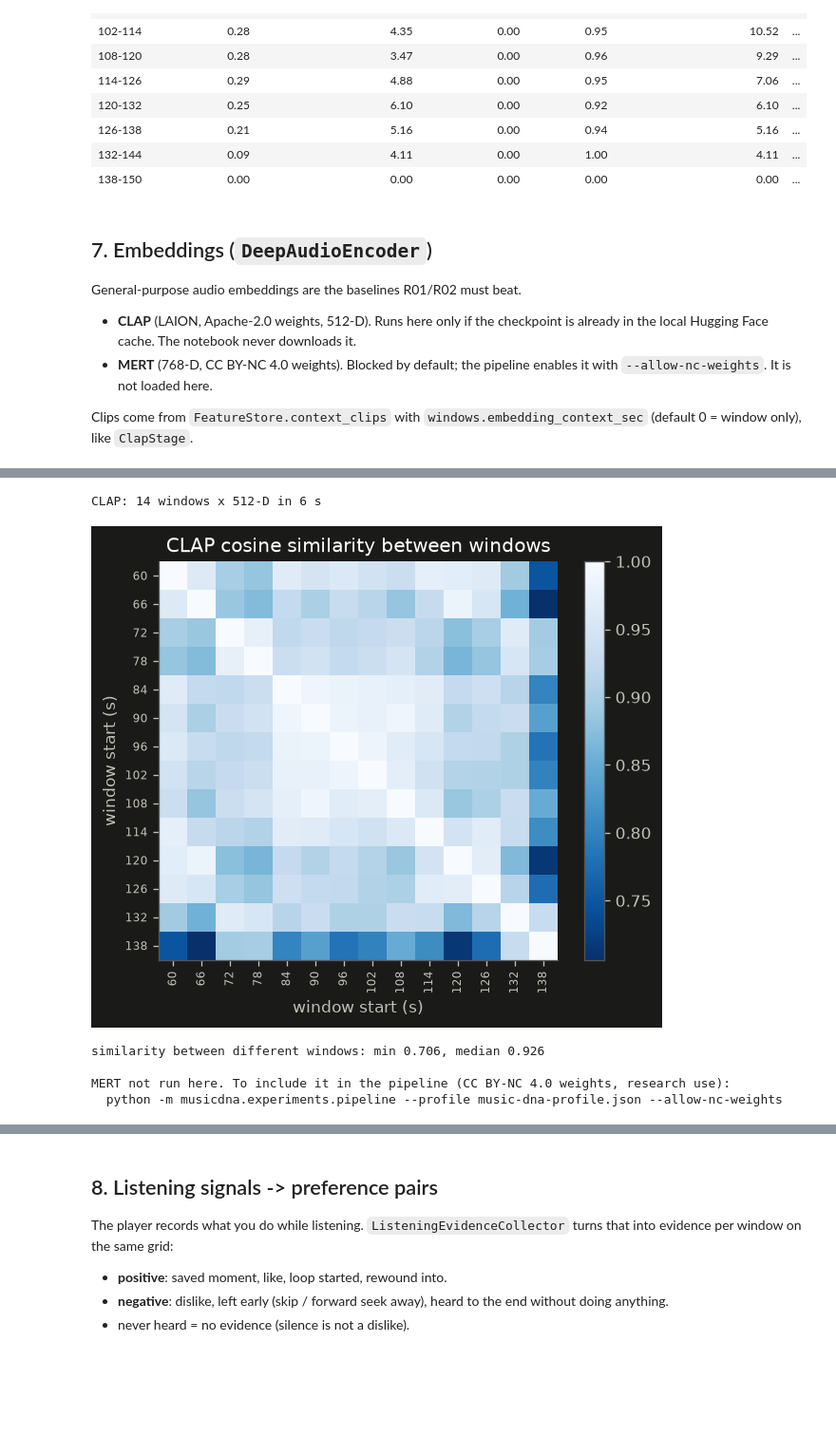
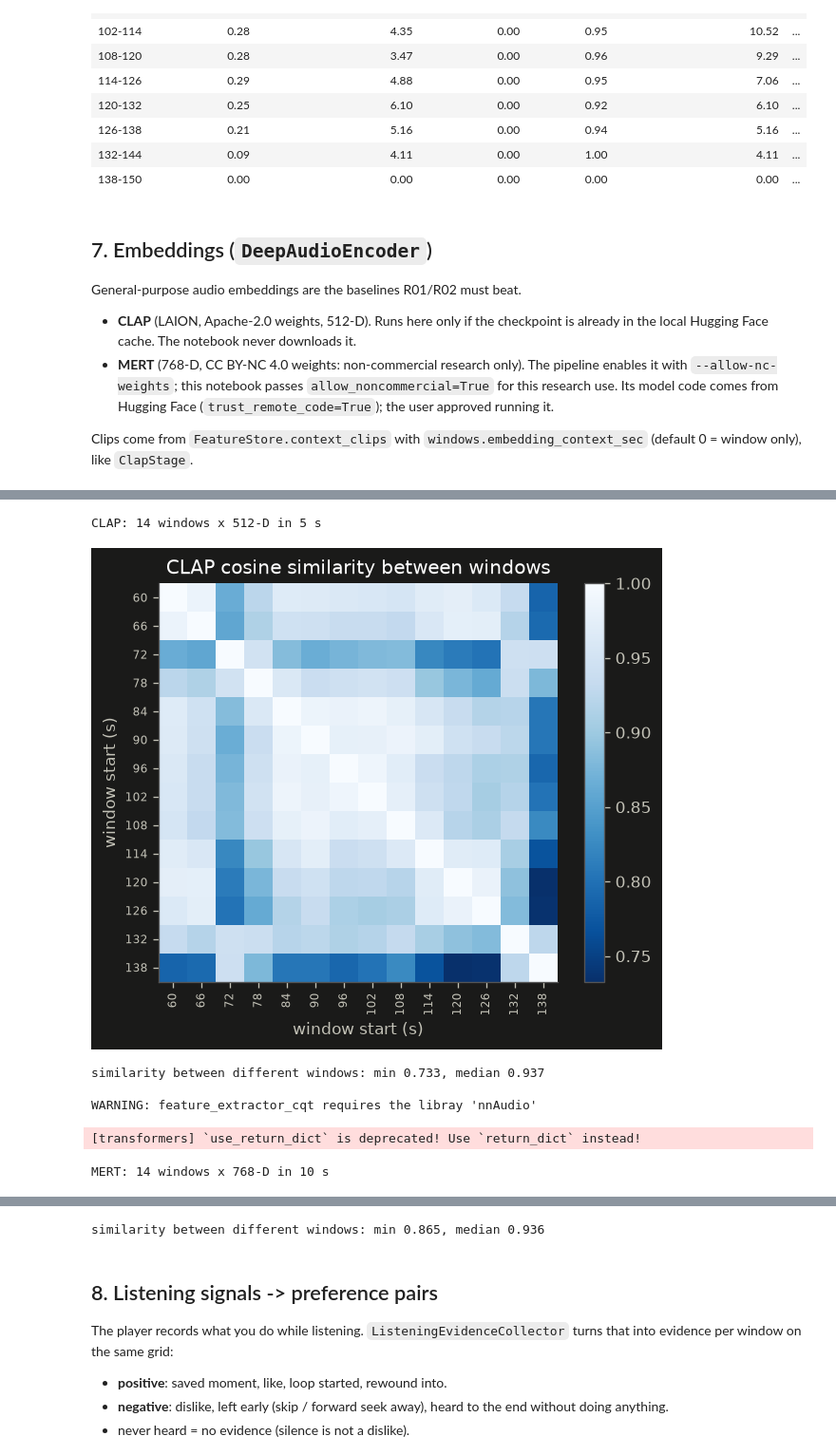
Before and after one commit to wahajaslm/audionome, a Jupyter notebook: notebooks/01_interactive_audio_exploration.ipynb, the cells around one changed output, grey strips where cells are left out. Shown at 95% size. Cells and saved outputs as stored; diff of their text form; code cells hidden in the pictures; blank space fills up the shorter version.

```diff
--- a/notebooks/01_interactive_audio_exploration.ipynb
+++ b/notebooks/01_interactive_audio_exploration.ipynb
@@ -686,8 +686,9 @@ show_table(intonation_rows, digits=2)
 General-purpose audio embeddings are the baselines R01/R02 must beat.
 - **CLAP** (LAION, Apache-2.0 weights, 512-D). Runs here only if the checkpoint is already in the local
   Hugging Face cache. The notebook never downloads it.
-- **MERT** (768-D, CC BY-NC 4.0 weights). Blocked by default; the pipeline enables it with `--allow-nc-weights`.
-  It is not loaded here.
+- **MERT** (768-D, CC BY-NC 4.0 weights: non-commercial research only). The pipeline enables it with
+  `--allow-nc-weights`; this notebook passes `allow_noncommercial=True` for this research use.
+  Its model code comes from Hugging Face (`trust_remote_code=True`); the user approved running it.
 
 Clips come from `FeatureStore.context_clips` with `windows.embedding_context_sec` (default 0 = window only), like `ClapStage`.
 # %%
@@ -722,6 +723,26 @@ else:
     print('The pipeline downloads it on first run of: python -m musicdna.corpus.feature_store --stages clap')
 
 print()
-print('MERT not run here. To include it in the pipeline (CC BY-NC 4.0 weights, research use):')
-print('  python -m musicdna.experiments.pipeline --profile music-dna-profile.json --allow-nc-weights')
+# MERT: same clips, 768-D, averaged over its 12 layers (CC BY-NC 4.0 weights, research use).
+mert_encoder = DeepAudioEncoder()
+if 'excerpt_clips' not in dir():
+    mono = load_audio(audio_path, stereo_rate)
+    excerpt_clips = [mono[int(a * stereo_rate):int(b * stereo_rate)] for a, b in excerpt_windows]
+started = time.time()
+mert = np.array(mert_encoder.encode_clips_with_mert(excerpt_clips, stereo_rate, allow_noncommercial=True))
+print(f'MERT: {mert.shape[0]} windows x {mert.shape[1]}-D in {time.time() - started:.0f} s')
+mert_unit = mert / np.linalg.norm(mert, axis=1, keepdims=True)
+mert_similarity = mert_unit @ mert_unit.T
+fig, ax = plt.subplots(figsize=(5.5, 4.5))
+image = ax.imshow(mert_similarity, cmap='Blues_r', vmin=mert_similarity.min(), vmax=1)
+labels = [f'{a:g}' for a, _ in excerpt_windows]
+ax.set_xticks(range(len(labels)), labels, rotation=90, fontsize=7)
+ax.set_yticks(range(len(labels)), labels, fontsize=7)
+ax.grid(False)
+ax.set(title='MERT cosine similarity between windows', xlabel='window start (s)', ylabel='window start (s)')
+fig.colorbar(image, ax=ax, fraction=0.046)
+plt.tight_layout()
+plt.show()
+mert_off = mert_similarity[~np.eye(len(mert_similarity), dtype=bool)]
+print(f'similarity between different windows: min {mert_off.min():.3f}, median {np.median(mert_off):.3f}')
 # %% [output]
@@ -729,6 +750,7 @@ W1104 17:01:55.106000 93221 torch/distributed/elastic/multiprocessing/redirects.
-CLAP: 14 windows x 512-D in 6 s
+CLAP: 14 windows x 512-D in 5 s
-[figure, old version]
+[figure, new version]
-similarity between different windows: min 0.706, median 0.926
+similarity between different windows: min 0.733, median 0.937
 
-MERT not run here. To include it in the pipeline (CC BY-NC 4.0 weights, research use):
-  python -m musicdna.experiments.pipeline --profile music-dna-profile.json --allow-nc-weights
+WARNING: feature_extractor_cqt requires the libray 'nnAudio'
+[transformers] `use_return_dict` is deprecated! Use `return_dict` instead!
+MERT: 14 windows x 768-D in 10 s
@@ -735,3 +758,4 @@ MERT not run here. To include it in the pipeline (CC BY-NC 4.0 weights, research
+similarity between different windows: min 0.865, median 0.936
 # %% [markdown]
 ## 8. Listening signals -> preference pairs
 
```
Also changed, not shown: parts of 3 cells of this notebook, 1 other file.
